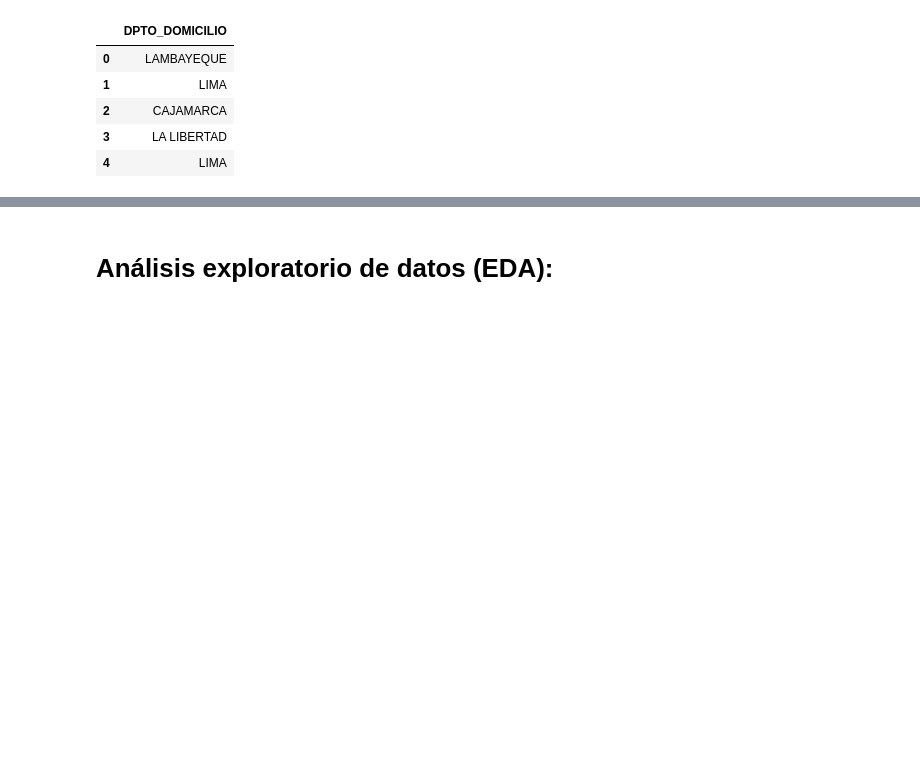
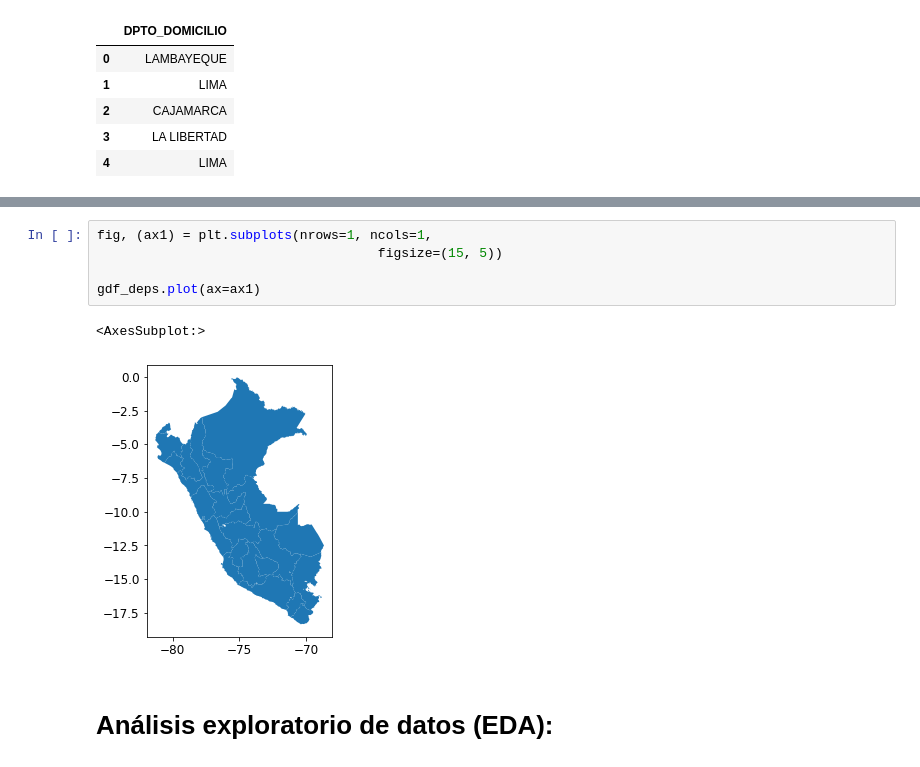
Before and after one commit to MiguelAngelTinocoArroyo/DataAnalytics, a Jupyter notebook: Source/Proyecto.ipynb, the cells around one changed output, grey strips where cells are left out. Cells and saved outputs as stored; diff of their text form; blank space fills up the shorter version.

```diff
--- a/Source/Proyecto.ipynb
+++ b/Source/Proyecto.ipynb
@@ -257,3 +254,11 @@ DriverError: 'C:/Users/Miguel Angel/Documents/PythonAnalytics/Source/Data/LIMITE
+# %%
+fig, (ax1) = plt.subplots(nrows=1, ncols=1,
+                                    figsize=(15, 5))
+
+gdf_deps.plot(ax=ax1)
+# %% [output]
+<AxesSubplot:>
+[figure, added]
 # %% [markdown]
 # Análisis exploratorio de datos (EDA):
 # %%
```
Also changed, not shown: parts of 1 cell of this notebook.
